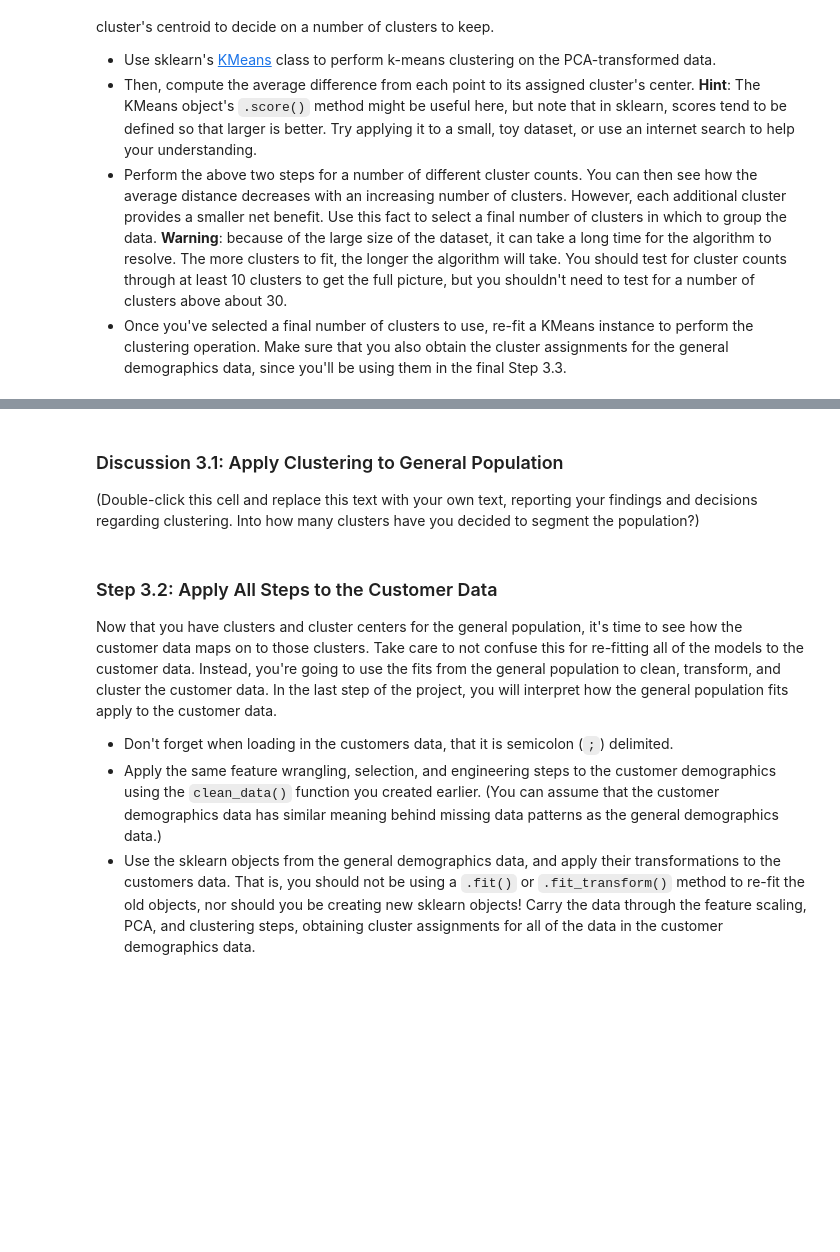
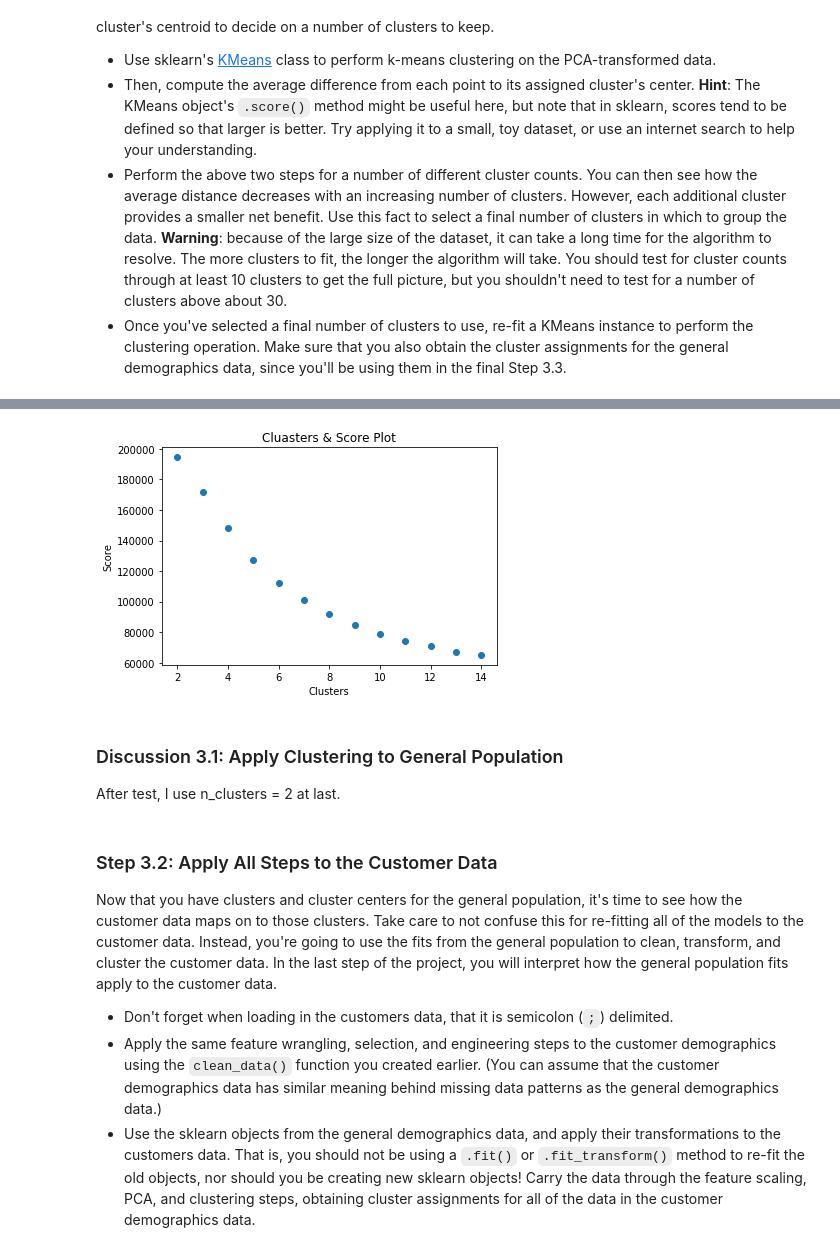
Before and after one commit to kylechenoO/Identify_Customer_Segments, a Jupyter notebook: Identify_Customer_Segments.ipynb, the cells around one changed output, grey strips where cells are left out. Saved outputs shown, nothing was run; the diff lists cells and outputs as text; code cells hidden in the pictures; blank space fills up the shorter version.

```diff
--- a/Identify_Customer_Segments.ipynb
+++ b/Identify_Customer_Segments.ipynb
@@ -549,9 +692,16 @@ You've assessed and cleaned the demographics data, then scaled and transformed t
 - Once you've selected a final number of clusters to use, re-fit a KMeans instance to perform the clustering operation. Make sure that you also obtain the cluster assignments for the general demographics data, since you'll be using them in the final Step 3.3.
 # %%
 # Over a number of different cluster counts...
-
+y_pred_list = []
+score_list = []
+range_list = [ x for x in range(2, 15) ]
+for i in range_list:
 
     # run k-means clustering on the data and...
-
+    y_pred = KMeans(n_clusters = i, random_state = 0).fit_predict(data)
+    y_pred_list.append(y_pred)
 
     # compute the average within-cluster distances.
+    score = metrics.calinski_harabaz_score(data, y_pred)
+    score_list.append(score)
+    print('[{}] {}'.format(i, score))
@@ -558,6 +722,13 @@ You've assessed and cleaned the demographics data, then scaled and transformed t
 # %%
 # Investigate the change in within-cluster distance across number of clusters.
 # HINT: Use matplotlib's plot function to visualize this relationship.
+plt.scatter(x = [range_list], y = [score_list])
+plt.xlabel('Clusters')
+plt.ylabel('Score')
+plt.title('Cluasters & Score Plot')
+plt.show()
+# %% [output]
+[figure, added]
 # %%
 # Re-fit the k-means model with the selected number of clusters and obtain
 # cluster predictions for the general population demographics data.
@@ -564,7 +736,7 @@ You've assessed and cleaned the demographics data, then scaled and transformed t
-# %% [markdown]
-### Discussion 3.1: Apply Clustering to General Population
-
-(Double-click this cell and replace this text with your own text, reporting your findings and decisions regarding clustering. Into how many clusters have you decided to segment the population?)
+# %% [markdown]
+### Discussion 3.1: Apply Clustering to General Population
+
+After test, I use n_clusters = 2 at last.
 # %% [markdown]
 ### Step 3.2: Apply All Steps to the Customer Data
 
```
Also changed, not shown: parts of 30 cells of this notebook, 1 other file.
